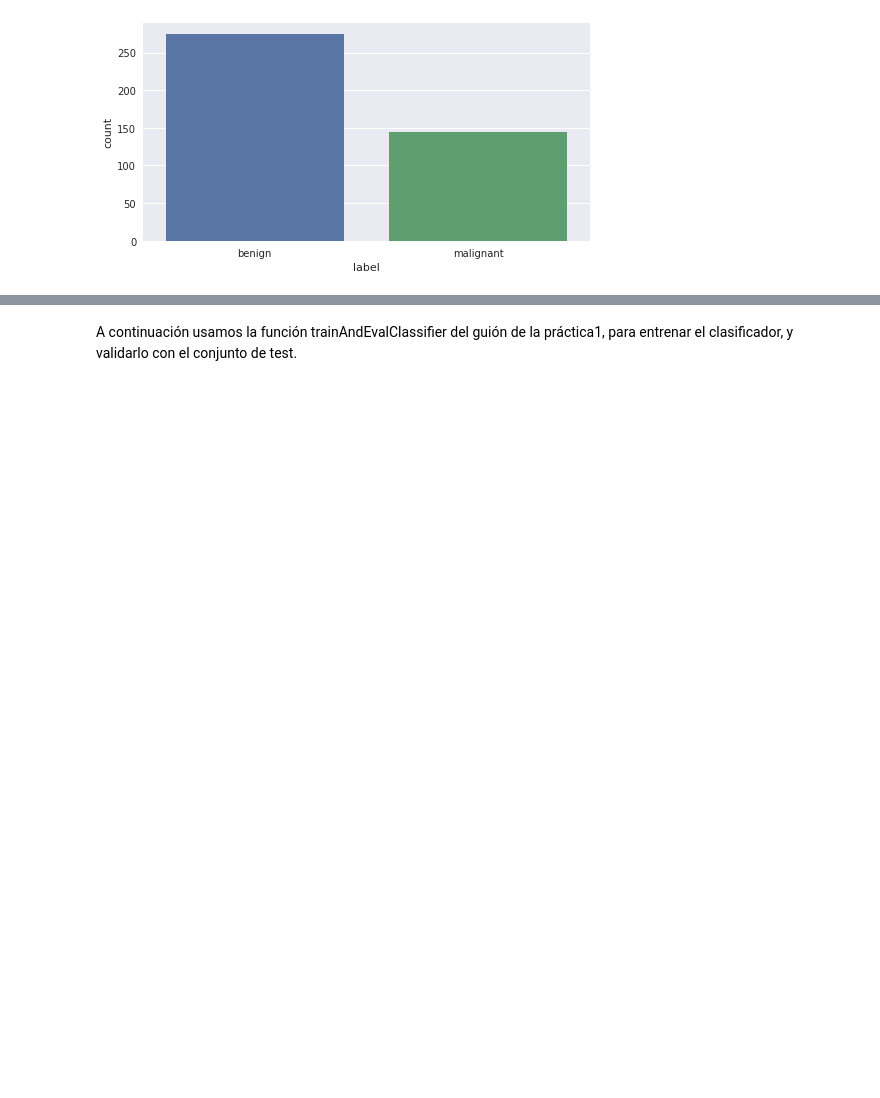
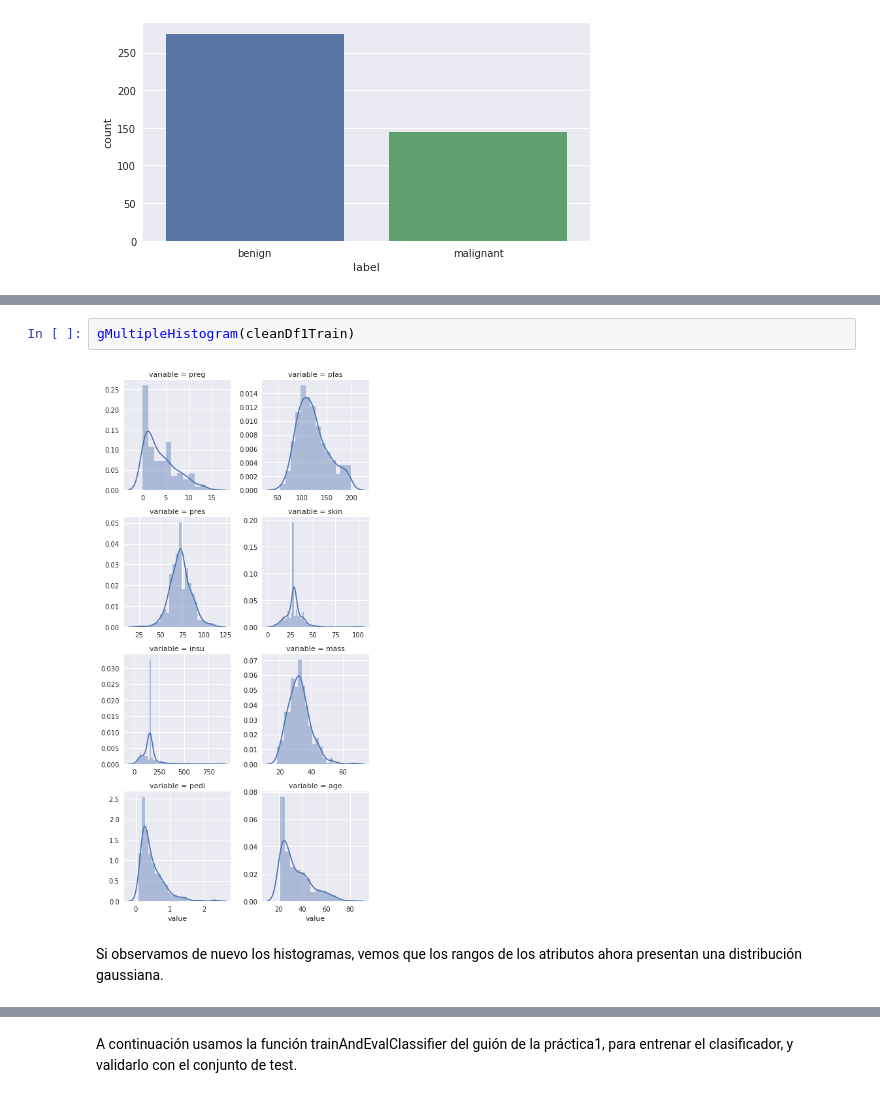
Before and after one commit to VanessaNav/DataMining, a Jupyter notebook: Prac1IvanVanessa.ipynb, the cells around one changed output, grey strips where cells are left out. Cells and saved outputs as stored; diff of their text form; blank space fills up the shorter version.

```diff
--- a/Prac1IvanVanessa.ipynb
+++ b/Prac1IvanVanessa.ipynb
@@ -302,0 +285,6 @@ gSingleBarplot(wisconsinTraining, "label")
+# %%
+gMultipleHistogram(cleanDf1Train)
+# %% [output]
+[figure, added]
+# %% [markdown]
+Si observamos de nuevo los histogramas, vemos que los rangos de los atributos ahora presentan una distribución gaussiana.
```
Also changed, not shown: parts of 53 cells of this notebook.
